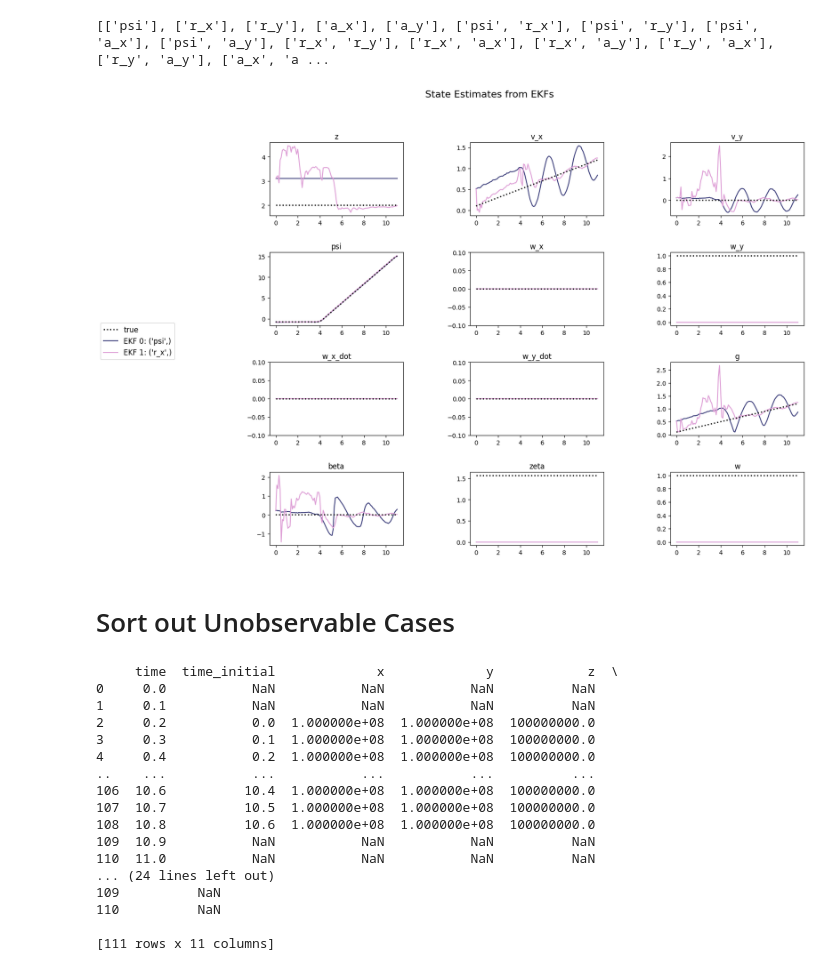
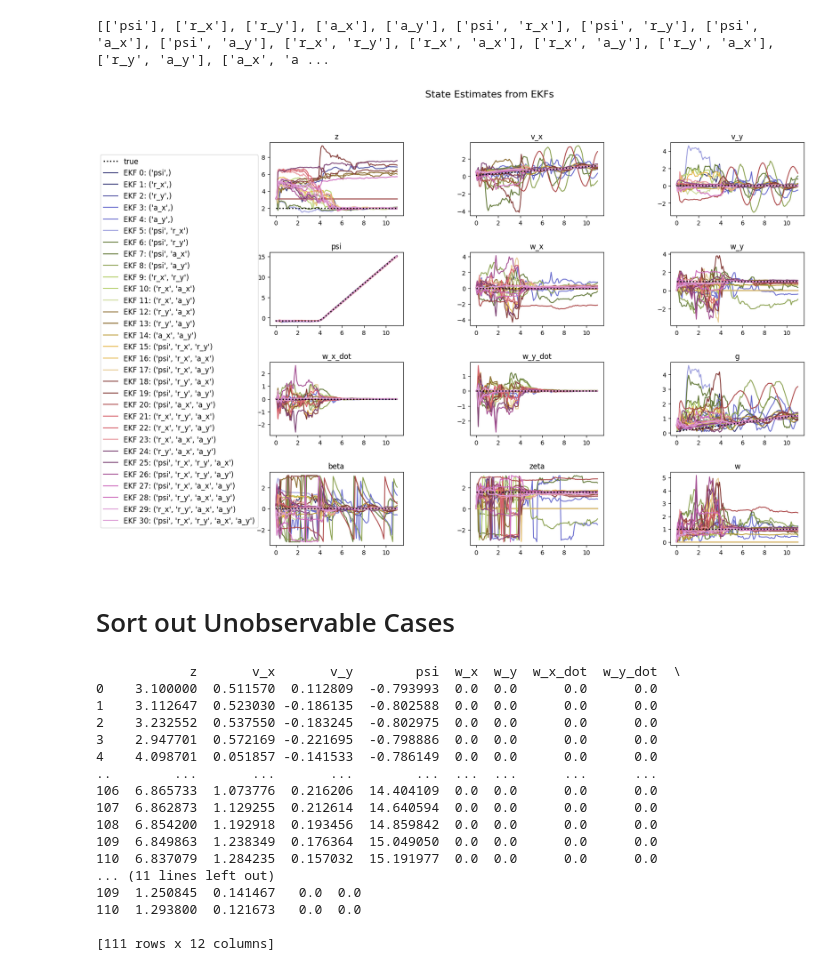
Before and after one commit to jadenmecham/conSensus, a Jupyter notebook: examples/example_observability_ekf.ipynb, the cells around one changed output. Cells and saved outputs as stored; diff of their text form; code cells hidden in the pictures.

Commit message:
plotting and sorting

```diff
--- a/examples/example_observability_ekf.ipynb
+++ b/examples/example_observability_ekf.ipynb
@@ -274,7 +256,7 @@ rows = int(np.ceil(n / cols))
 fig, axes = plt.subplots(rows, cols, figsize=(3 * cols, 3 * rows), sharex=True, sharey=True, dpi=300)
 axes = axes.flatten()
 
-o_var = 'psi'  # or any other state you want to visualize
+o_var = 'g'  # or any other state you want to visualize
 
 for i in range(n):
     EV = EV_all[i].iloc[:, 2:]
@@ -653,36 +635,36 @@ for i in range(len(EKFs)):
 # %%
 from utils.consensus import plotStateEstimates
 
-index = [0, 1]
+# index = [0, 1]
 # make a list from 0 to 30
-#index = list(range(len(EKFs)))
+index = list(range(len(EKFs)))
 plotStateEstimates(index, EKFs, x_est_all, x_cov_all, t_sim_ekf_all, sim_data)
 # %% [output]
-[figure, old version]
+[figure, new version]
 # %% [markdown]
 # Sort out Unobservable Cases
 # %%
 # print covariance of the first EKF
 
-print(EV_all[0])
+print(x_est_all[1])
 # %% [output]
-     time  time_initial             x             y            z  \
-0     0.0           NaN           NaN           NaN          NaN
-1     0.1           NaN           NaN           NaN          NaN
-2     0.2           0.0  1.000000e+08  1.000000e+08  100000000.0
-3     0.3           0.1  1.000000e+08  1.000000e+08  100000000.0
-4     0.4           0.2  1.000000e+08  1.000000e+08  100000000.0
-..    ...           ...           ...           ...          ...
-106  10.6          10.4  1.000000e+08  1.000000e+08  100000000.0
-107  10.7          10.5  1.000000e+08  1.000000e+08  100000000.0
-108  10.8          10.6  1.000000e+08  1.000000e+08  100000000.0
-109  10.9           NaN           NaN           NaN          NaN
-110  11.0           NaN           NaN           NaN          NaN
-... (24 lines left out)
-109          NaN
-110          NaN
+            z       v_x       v_y        psi  w_x  w_y  w_x_dot  w_y_dot  \
+0    3.100000  0.511570  0.112809  -0.793993  0.0  0.0      0.0      0.0
+1    3.112647  0.523030 -0.186135  -0.802588  0.0  0.0      0.0      0.0
+2    3.232552  0.537550 -0.183245  -0.802975  0.0  0.0      0.0      0.0
+3    2.947701  0.572169 -0.221695  -0.798886  0.0  0.0      0.0      0.0
+4    4.098701  0.051857 -0.141533  -0.786149  0.0  0.0      0.0      0.0
+..        ...       ...       ...        ...  ...  ...      ...      ...
+106  6.865733  1.073776  0.216206  14.404109  0.0  0.0      0.0      0.0
+107  6.862873  1.129255  0.212614  14.640594  0.0  0.0      0.0      0.0
+108  6.854200  1.192918  0.193456  14.859842  0.0  0.0      0.0      0.0
+109  6.849863  1.238349  0.176364  15.049050  0.0  0.0      0.0      0.0
+110  6.837079  1.284235  0.157032  15.191977  0.0  0.0      0.0      0.0
+... (11 lines left out)
+109  1.250845  0.141467   0.0  0.0
+110  1.293800  0.121673   0.0  0.0
 
-[111 rows x 11 columns]
+[111 rows x 12 columns]
 # %%
 from utils.consensus import ignoreUnobservableCases
 
```
Also changed, not shown: parts of 3 cells of this notebook, 1 other file.
